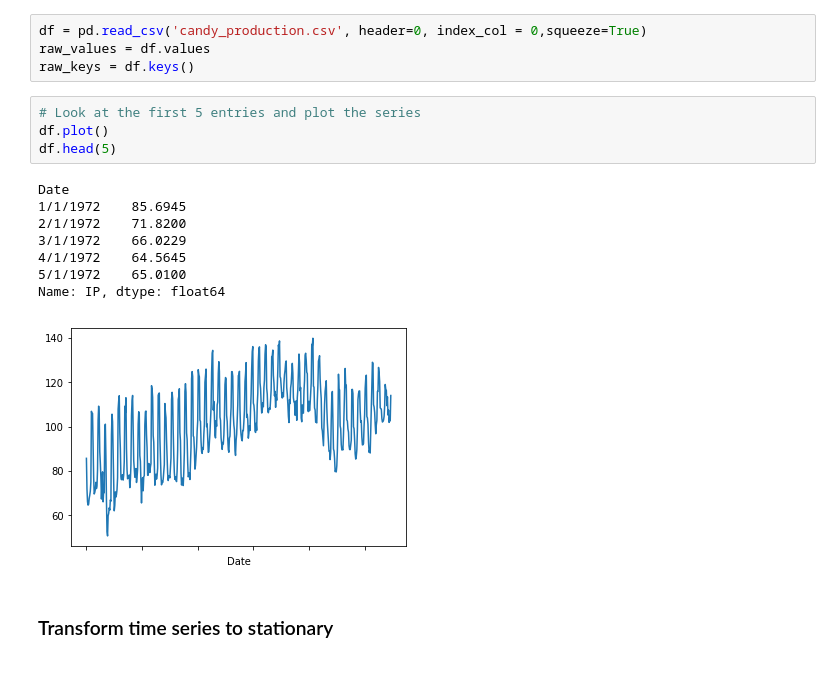
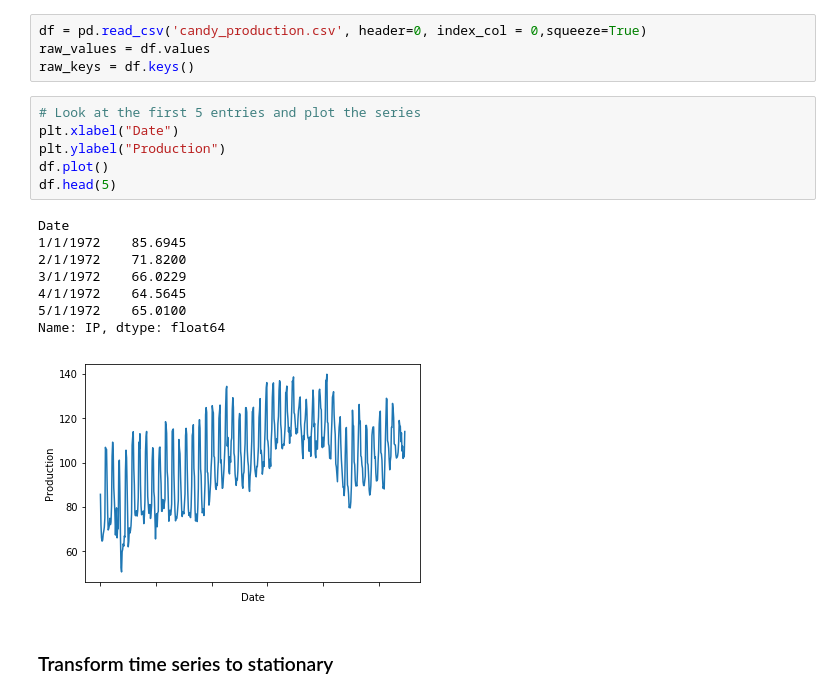
Before and after one commit to Arowesan/USCandyProductionLSTM, a Jupyter notebook: USCandyLSTM.ipynb, the cells around one changed output. Cells and saved outputs as stored; diff of their text form.

```diff
--- a/USCandyLSTM.ipynb
+++ b/USCandyLSTM.ipynb
@@ -22,17 +27,19 @@ raw_values = df.values
 raw_keys = df.keys()
 # %%
 # Look at the first 5 entries and plot the series
+plt.xlabel("Date")
+plt.ylabel("Production")
 df.plot()
 df.head(5)
 # %% [output]
 Date
 1/1/1972    85.6945
 2/1/1972    71.8200
 3/1/1972    66.0229
 4/1/1972    64.5645
 5/1/1972    65.0100
 Name: IP, dtype: float64
-[figure, old version]
+[figure, new version]
 # %% [markdown]
 ### Transform time series to stationary
 # %%
```
Also changed, not shown: parts of 8 cells of this notebook, 1 other file.
